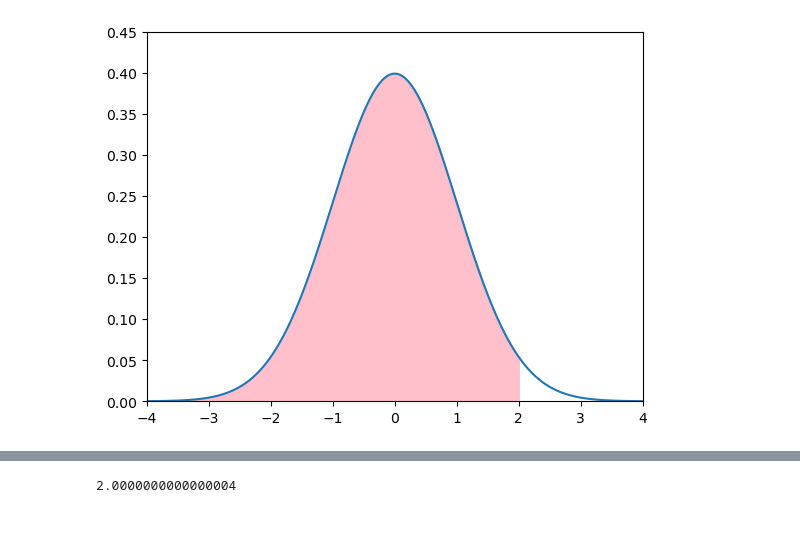
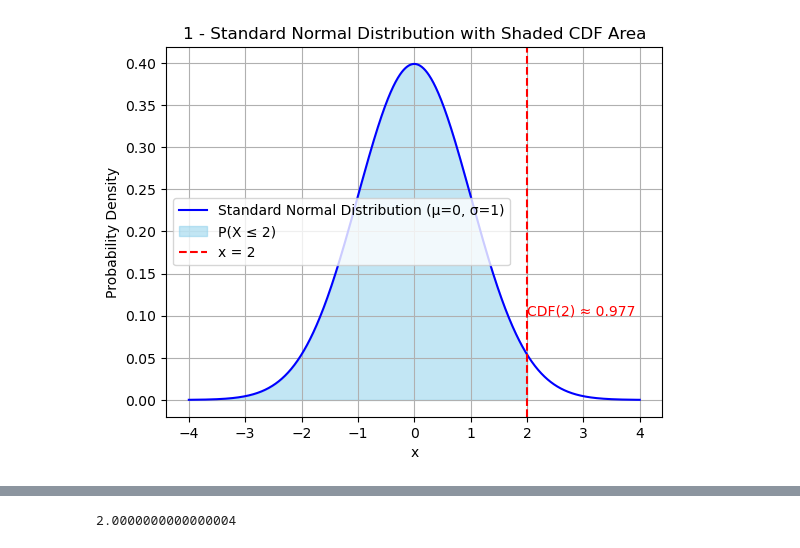
Before and after one commit to PH4MTOM/02323-Introduktion-til-Statistik, a Jupyter notebook: Week3.ipynb, the cells around one changed output, grey strips where cells are left out. Saved outputs shown, nothing was run; the diff lists cells and outputs as text; code cells hidden in the pictures.

```diff
--- a/Week3.ipynb
+++ b/Week3.ipynb
@@ -38,18 +38,82 @@ NOTE: The commando is using standard deviation $\sigma = 2$, but we are showing
 
 Sketch will be added later
 # %%
-print(stats.norm.cdf(2))
-print(stats.norm.cdf(2, 0, 1))
+## Plotting 1
 
+# Define the range for x-axis
+x_1 = np.linspace(-4, 4, 1000)
+pdf_1 = stats.norm.pdf(x_1)
 
-# Taken from the solution. I have to look through this to understand it correctly.
-xseq = np.linspace(-4, 4, 1000)
-yseq = stats.norm.pdf(xseq)
-plt.plot(xseq, yseq)
-xseq_fill = np.linspace(-4, 2, 1000) # fill from -4 to 2
-yseq_fill = stats.norm.pdf(xseq_fill) # fill from -4 to 2
-plt.fill_between(xseq_fill, yseq_fill, color='pink')
-xlim = plt.xlim(-4, 4)
-ylim = plt.ylim(0, 0.45)
+# Plot the normal distribution curve
+plt.plot(x_1, pdf_1, label='Standard Normal Distribution (μ=0, σ=1)', color='blue')
+
+# Shade the area under the curve up to x = 2
+x_fill_1 = np.linspace(-4, 2, 1000)
+plt.fill_between(x_fill_1, stats.norm.pdf(x_fill_1), color='skyblue', alpha=0.5, label='P(X ≤ 2)')
+
+# Add a vertical line at x = 2
+plt.axvline(x=2, color='red', linestyle='--', label='x = 2')
+
+# Annotate the CDF value
+cdf_value_1 = stats.norm.cdf(2)
+plt.text(2, 0.1, f'CDF(2) ≈ {cdf_value_1:.3f}', color='red', ha='left')
+
+# Final plot settings
+plt.title('1 - Standard Normal Distribution with Shaded CDF Area')
+plt.xlabel('x')
+plt.ylabel('Probability Density')
+plt.legend()
+plt.grid(True)
 plt.show()
+
+## Plotting 2 (doing the same as plot 1)
+
+# Define the range for x-axis
+x_2 = np.linspace(-3, 5, 1000)
+pdf_2 = stats.norm.pdf(x_2, 1, 1)
+
+# Plot the normal distribution curve
+plt.plot(x_2, pdf_2, label='Normal Distribution (μ=1, σ=1)', color='blue')
+
+# Shade the area under the curve up to x = 2
+x_fill_2 = np.linspace(-3, 2, 1000)
+plt.fill_between(x_fill_2, stats.norm.pdf(x_fill_2, 1, 1), color='skyblue', alpha=0.5, label='P(X ≤ 2)')
+
+# Add a vertical line at x = 2
+plt.axvline(x=2, color='red', linestyle='--', label='x = 2')
+
+# Annotate the CDF value
+cdf_value_2 = stats.norm.cdf(2, 1, 1)
+plt.text(2, 0.35, f'CDF(2, 1, 1) ≈ {cdf_value_2:.3f}', color='red', ha='left')
+
+# Final plot settings
+plt.title('2 - Standard Normal Distribution with Shaded CDF Area')
+plt.xlabel('x')
+plt.ylabel('Probability Density')
+plt.legend()
+plt.grid(True)
+plt.show()
+
+## Plotting 3
+
+x_3 = np.linspace(-6, 8, 1000)
+# The Python commando takes in the standard deviation (sigma).
+pdf_3 = stats.norm.pdf(x_3, 1, 2)
+
+plt.plot(x_3, pdf_3, label='Normal Distribution (μ=1, σ=2)', color='blue')
+
+x_fill_3 = np.linspace(-6, 2, 1000)
+plt.fill_between(x_fill_3, stats.norm.pdf(x_fill_3, 1, 2), color='skyblue', alpha=0.5, label='P(X ≤ 2)')
+
+plt.axvline(x=2, color='red', linestyle='--', label='x = 2')
+
+cdf_value_3 = stats.norm.cdf(2, 1, 2)
+plt.text(2, 0.2, f'CDF(2, 1, 2) ≈ {cdf_value_3:.3f}', color='red', ha='left')
+
+plt.title('3 - Standard Normal Distribution with Shaded CDF Area')
+plt.xlabel('x')
+plt.ylabel('Probability Density')
+plt.legend()
+plt.grid(True)
+plt.show()
 # %% [output]
@@ -58 +120 @@ plt.show()
-[figure, old version]
+[figure, new version]
```
Also changed, not shown: parts of 5 cells of this notebook.
